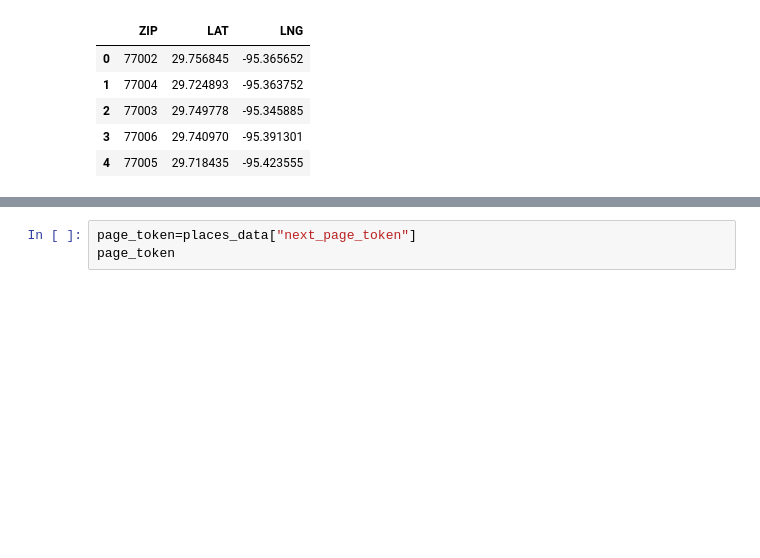
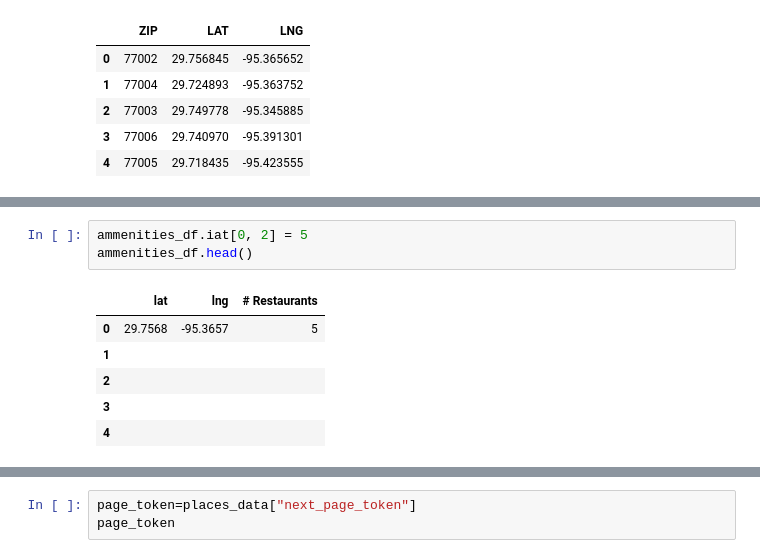
Before and after one commit to Axemen/Houston_Housing, a Jupyter notebook: notebooks/google_places_v2.ipynb, the cells around one changed output, grey strips where cells are left out. Saved outputs shown, nothing was run; the diff lists cells and outputs as text; blank space fills up the shorter version.

```diff
--- a/notebooks/google_places_v2.ipynb
+++ b/notebooks/google_places_v2.ipynb
@@ -67,2 +67,12 @@ ammenities_df.head()
+# %%
+ammenities_df.iat[0, 2] = 5
+ammenities_df.head()
+# %% [output]
+|  | lat | lng | # Restaurants |
+| 0 | 29.7568 | -95.3657 | 5 |
+| 1 |  |  |  |
+| 2 |  |  |  |
+| 3 |  |  |  |
+| 4 |  |  |  |
 # %%
 # base url and query specifics
```
Also changed, not shown: parts of 6 cells of this notebook, 3 other files.
